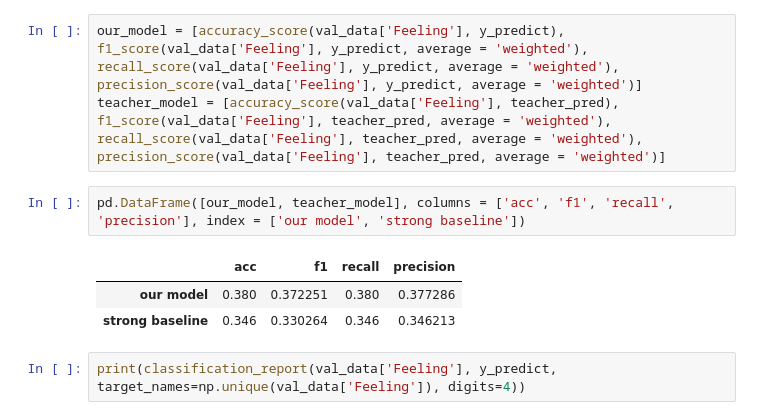
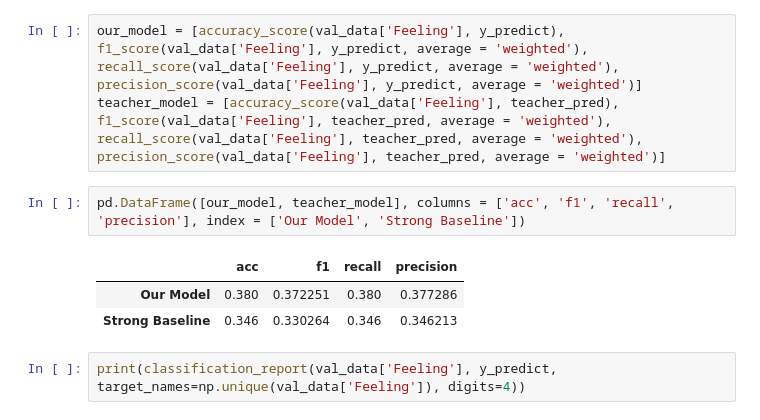
Before and after one commit to jorgedanielconde/TextMining, a Jupyter notebook: tm_notebook.ipynb, the cells around one changed output. Cells and saved outputs as stored; diff of their text form.

Commit message:
Final Model

```diff
--- a/tm_notebook.ipynb
+++ b/tm_notebook.ipynb
@@ -173,11 +177,11 @@ teacher_pred = strong_baseline.predict(teacher_bog(train_data, processed_val))
 our_model = [accuracy_score(val_data['Feeling'], y_predict), f1_score(val_data['Feeling'], y_predict, average = 'weighted'), recall_score(val_data['Feeling'], y_predict, average = 'weighted'), precision_score(val_data['Feeling'], y_predict, average = 'weighted')]
 teacher_model = [accuracy_score(val_data['Feeling'], teacher_pred), f1_score(val_data['Feeling'], teacher_pred, average = 'weighted'), recall_score(val_data['Feeling'], teacher_pred, average = 'weighted'), precision_score(val_data['Feeling'], teacher_pred, average = 'weighted')]
 # %%
-pd.DataFrame([our_model, teacher_model], columns = ['acc', 'f1', 'recall', 'precision'], index = ['our model', 'strong baseline'])
+pd.DataFrame([our_model, teacher_model], columns = ['acc', 'f1', 'recall', 'precision'], index = ['Our Model', 'Strong Baseline'])
 # %% [output]
 |  | acc | f1 | recall | precision |
-| our model | 0.380 | 0.372251 | 0.380 | 0.377286 |
-| strong baseline | 0.346 | 0.330264 | 0.346 | 0.346213 |
+| Our Model | 0.380 | 0.372251 | 0.380 | 0.377286 |
+| Strong Baseline | 0.346 | 0.330264 | 0.346 | 0.346213 |
 # %%
 print(classification_report(val_data['Feeling'], y_predict, target_names=np.unique(val_data['Feeling']), digits=4))
 # %% [output]
```
Also changed, not shown: parts of 5 cells of this notebook.
